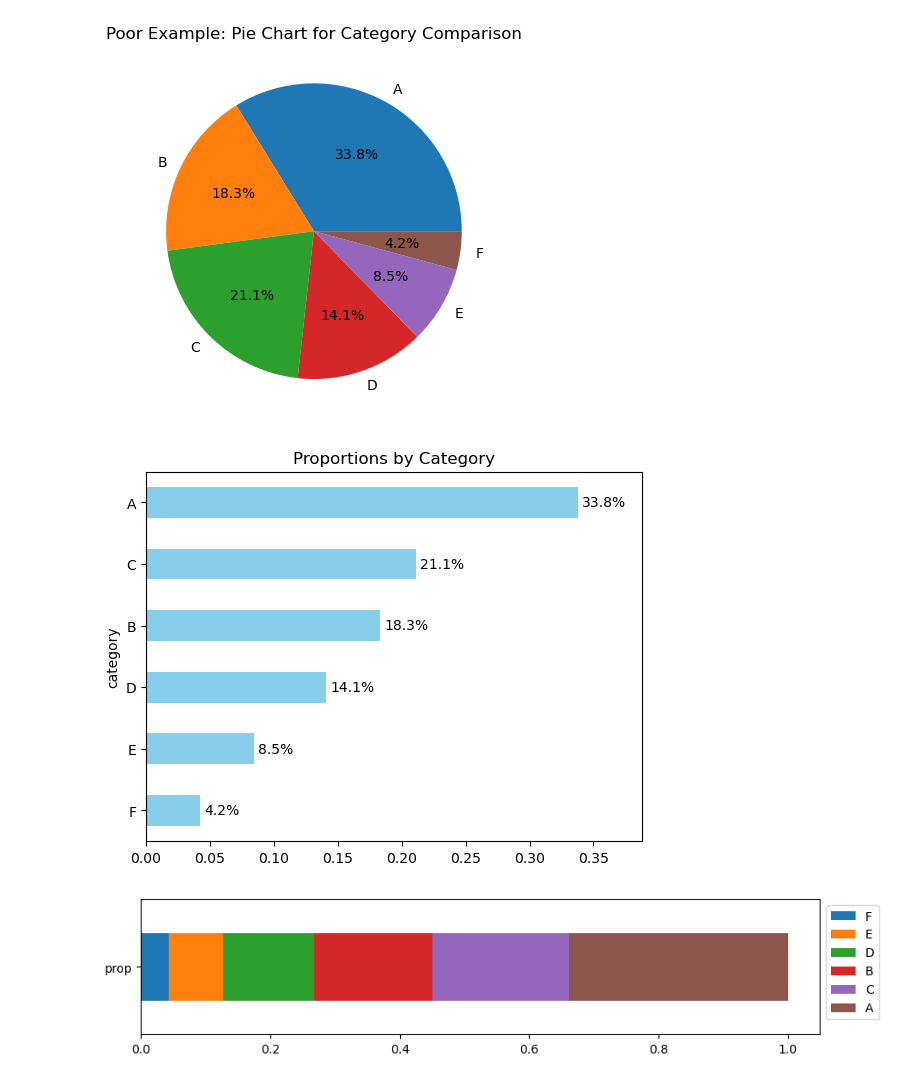
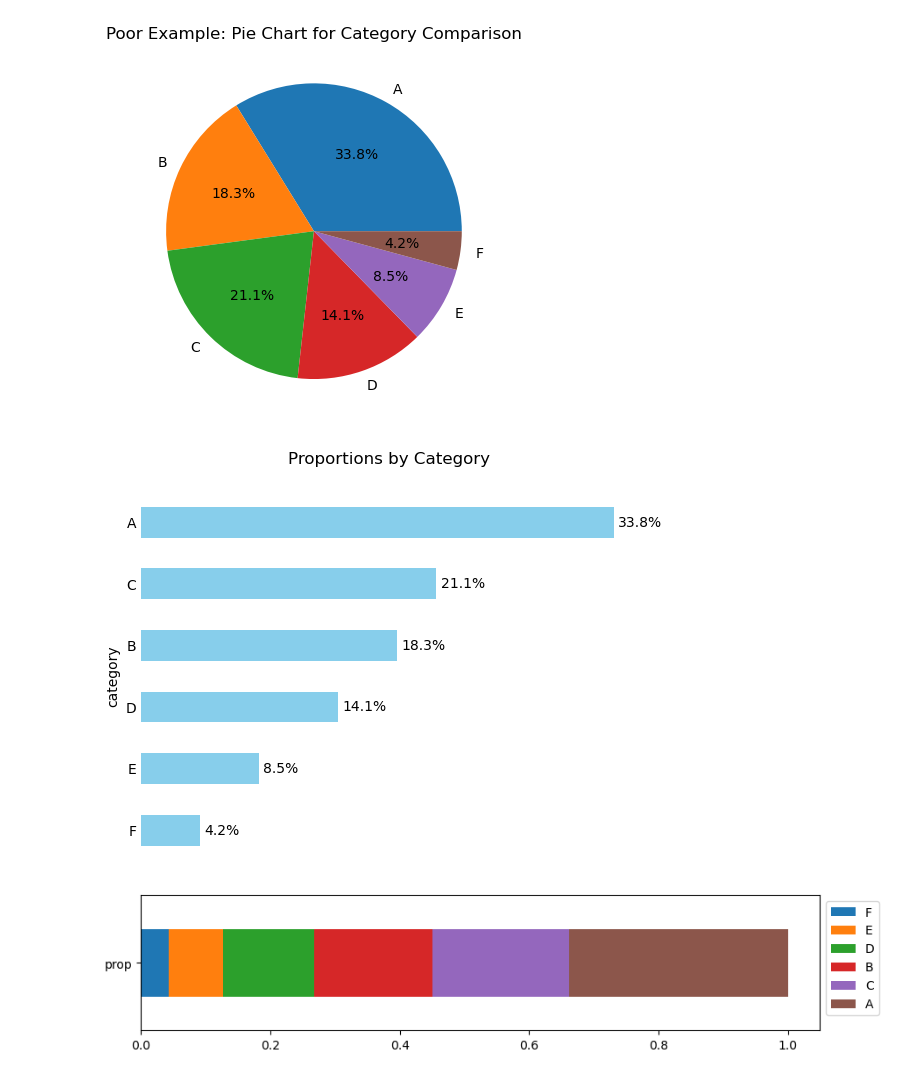
Before and after one commit to Hrz17PMardev/data_analytics_with_python, a Jupyter notebook: notebooks/07_visualization.ipynb, the cells around one changed output. Cells and saved outputs as stored; diff of their text form; code cells hidden in the pictures.

Commit message:
Proportions chart cleanup

```diff
--- a/notebooks/07_visualization.ipynb
+++ b/notebooks/07_visualization.ipynb
@@ -63,33 +63,35 @@ plt.show()
 # %%
 # 1. Calculate proportions (0.0 to 1.0)
 df_demo['prop'] = df_demo['value'] / df_demo['value'].sum()
 
 # 2. Sort by proportion for a cleaner look
 df_demo = df_demo.sort_values('prop')
 
 # 3. Plot as horizontal bars
 ax = df_demo.plot(kind='barh', x='category', y='prop', color='skyblue', legend=False)
 
 # 4. Add annotations using bar_label
 # labels=[...] allows us to format the numbers as percentages
 ax.bar_label(ax.containers[0],
              labels=[f'{x:.1%}' for x in df_demo['prop']],
              padding=3)
 
-# Add some padding to the right so labels don't get cut off
-plt.xlim(0, df_demo['prop'].max() + 0.05)
-plt.title("Proportions by Category")
+# --- THE CLEANUP ---
+
+# 1. Remove the X-axis completely
+ax.get_xaxis().set_visible(False)
+
+# 2. Remove all borders (spines)
+for spine in ["top", "right", "bottom", "left"]:
+    ax.spines[spine].set_visible(False)
+
+# 3. Remove the tick marks on the Y-axis for a total "floating" look
+ax.tick_params(axis='both', which='both', length=0)
+
+plt.title("Proportions by Category", pad=20)
 plt.show()
-
-# # 4. Format x-axis as percentages
-# from matplotlib.ticker import PercentFormatter
-# ax.xaxis.set_major_formatter(PercentFormatter(1))
-
-# plt.title("Proportion of Total by Category")
-# plt.xlabel("Percentage")
-# plt.show()
 # %% [output]
-[figure, old version]
+[figure, new version]
 # %%
 # Transpose data to stack it
 df_total = df_demo.set_index('category')['prop'].to_frame().T
```
